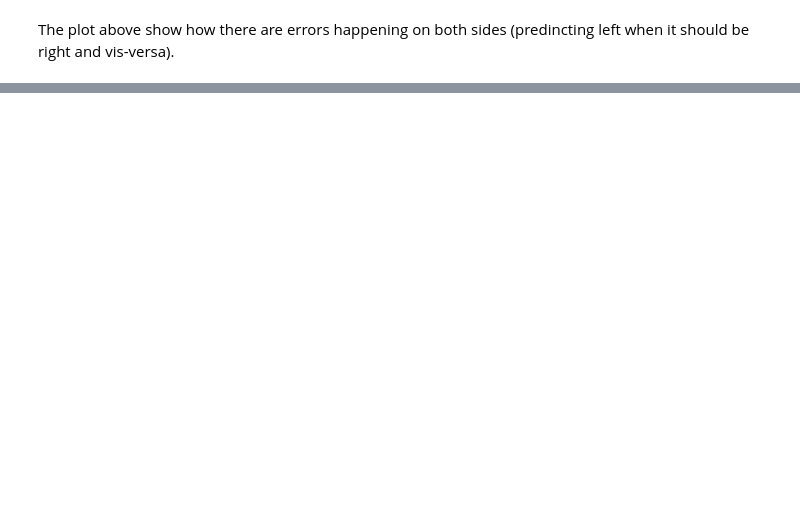
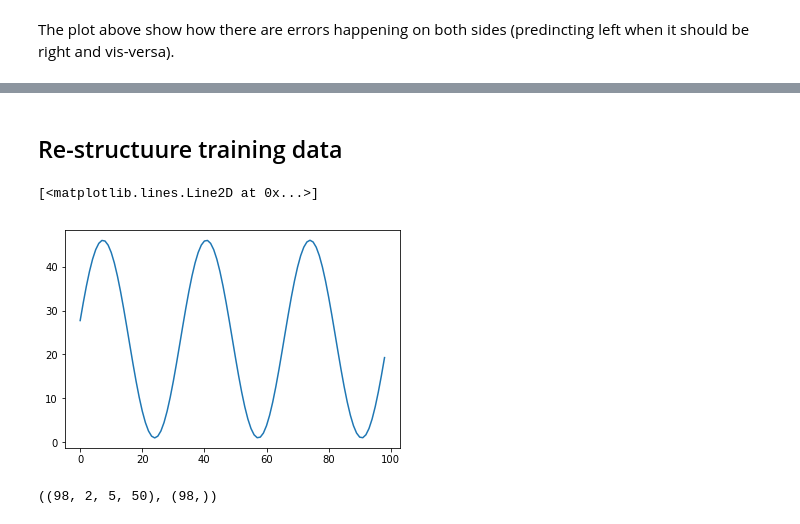
Before and after one commit to ZackAkil/understanding-recurrent-convolutional-neural-networks, a Jupyter notebook: Testing CNN vs RCNN using synthetic data.ipynb, the cells around one changed output, grey strips where cells are left out. Saved outputs shown, nothing was run; the diff lists cells and outputs as text; code cells hidden in the pictures; blank space fills up the shorter version.

```diff
--- a/Testing CNN vs RCNN using synthetic data.ipynb
+++ b/Testing CNN vs RCNN using synthetic data.ipynb
@@ -126,0 +148,18 @@ real next frame
+# %% [markdown]
+## Re-structuure training data
+# %%
+plt.plot(y)
+# %% [output]
+[<matplotlib.lines.Line2D at 0x...>]
+[figure, added]
+# %%
+chron_X = np.zeros([X.shape[0]-1, 2, X.shape[1], X.shape[2]])
+chron_y = y[1:]
+
+# stack the input frames in sequencial pairs
+chron_X[:,0,:,:] = X[:-1]
+chron_X[:,1,:,:] = X[1:]
+
+chron_X.shape, chron_y.shape
+# %% [output]
+((98, 2, 5, 50), (98,))
```
Also changed, not shown: parts of 18 cells of this notebook.
